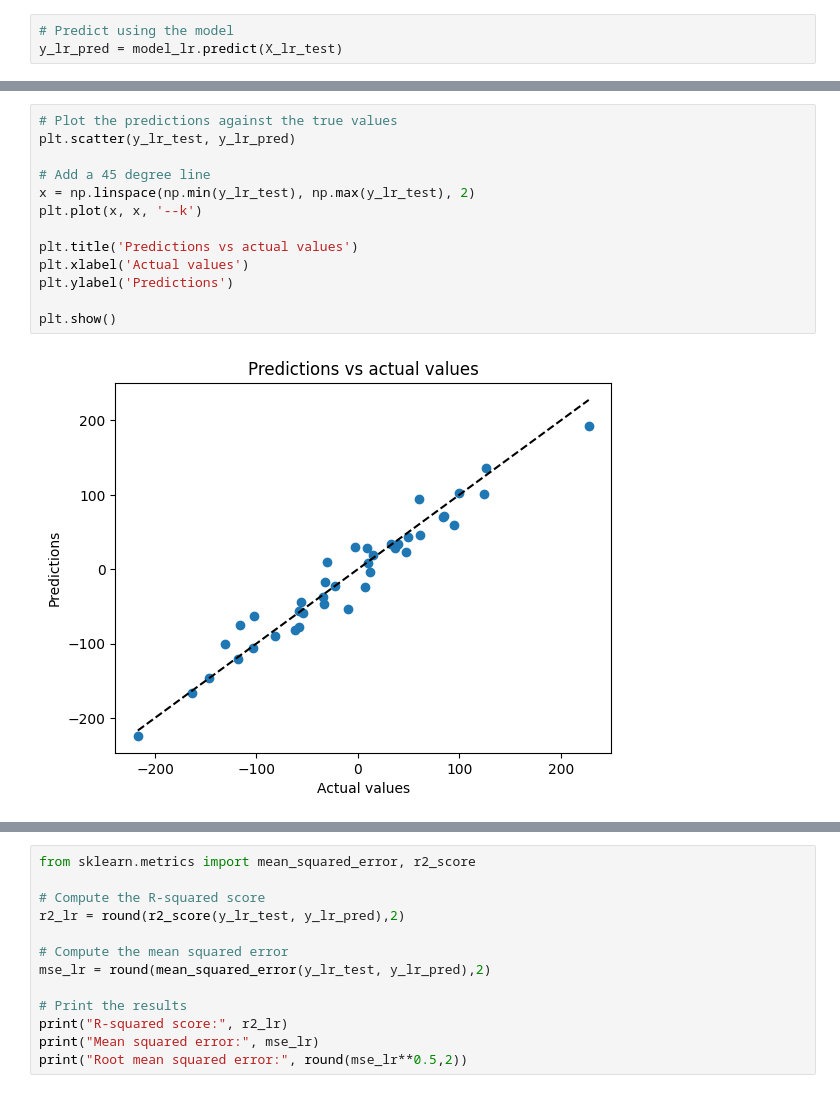
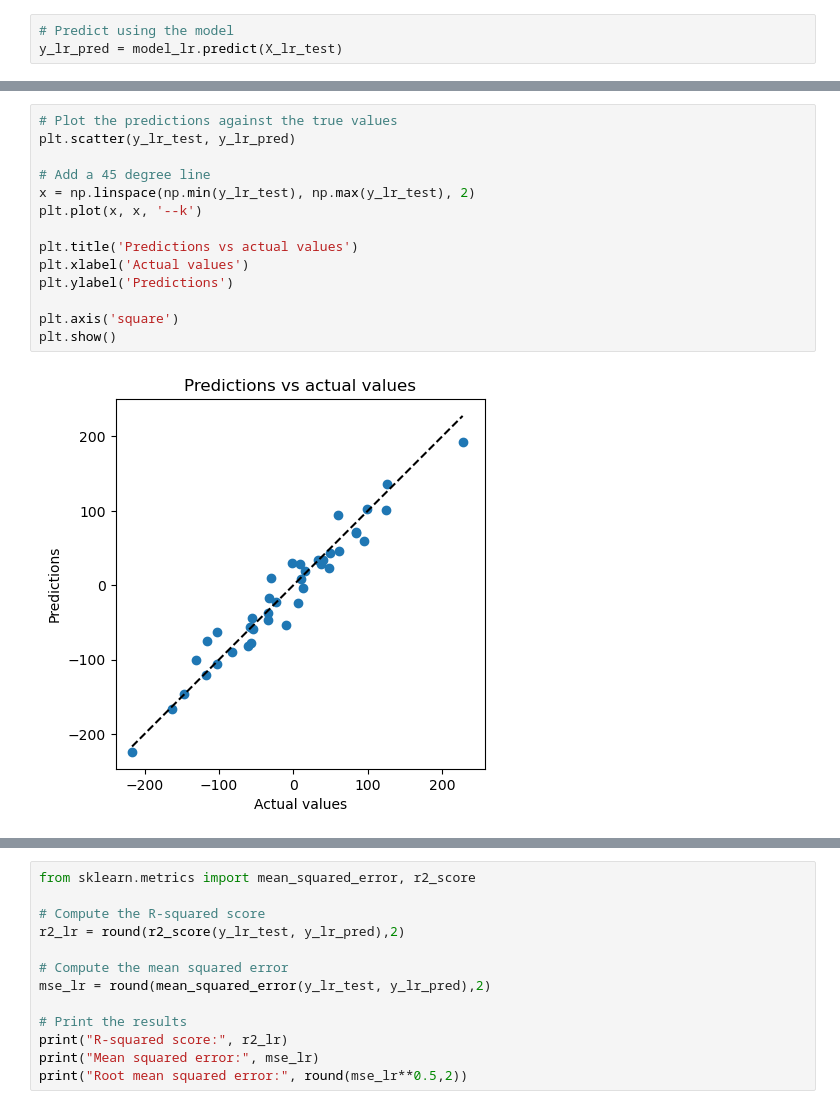
Before and after one commit to Synthetic-Data-for-Responsible-AI/appliedML4dummies, a Jupyter notebook: Notebooks/2.Supervised_learning_regression.ipynb, the cells around one changed output, grey strips where cells are left out. Drawn from its saved outputs; the diff is of its cells as text.

```diff
--- a/Notebooks/2.Supervised_learning_regression.ipynb
+++ b/Notebooks/2.Supervised_learning_regression.ipynb
@@ -216,15 +280,16 @@ plt.show()
 # %%
 # Plot the predictions against the true values
 plt.scatter(y_lr_test, y_lr_pred)
 
 # Add a 45 degree line
 x = np.linspace(np.min(y_lr_test), np.max(y_lr_test), 2)
 plt.plot(x, x, '--k')
 
 plt.title('Predictions vs actual values')
 plt.xlabel('Actual values')
 plt.ylabel('Predictions')
 
+plt.axis('square')
 plt.show()
 # %% [output]
-[figure, old version]
+[figure, new version]
```
Also changed, not shown: parts of 69 cells of this notebook.
